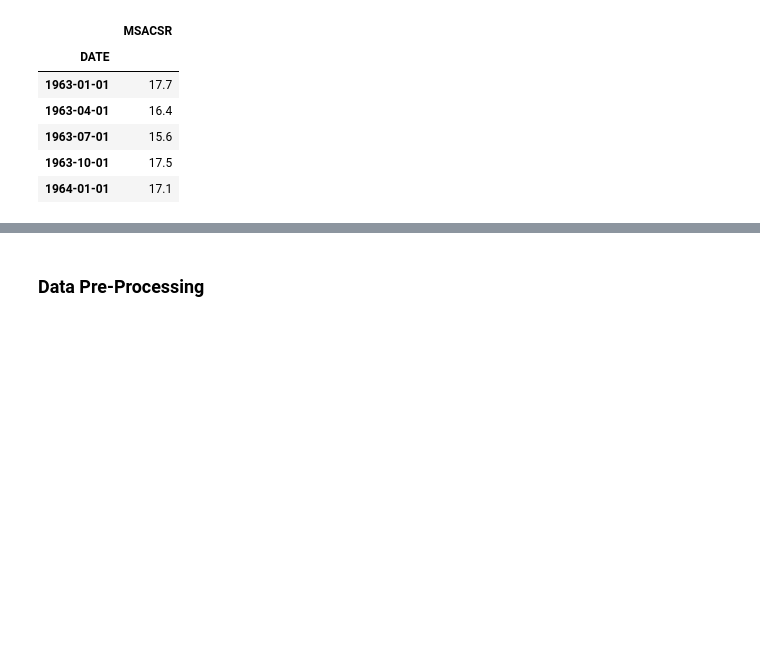
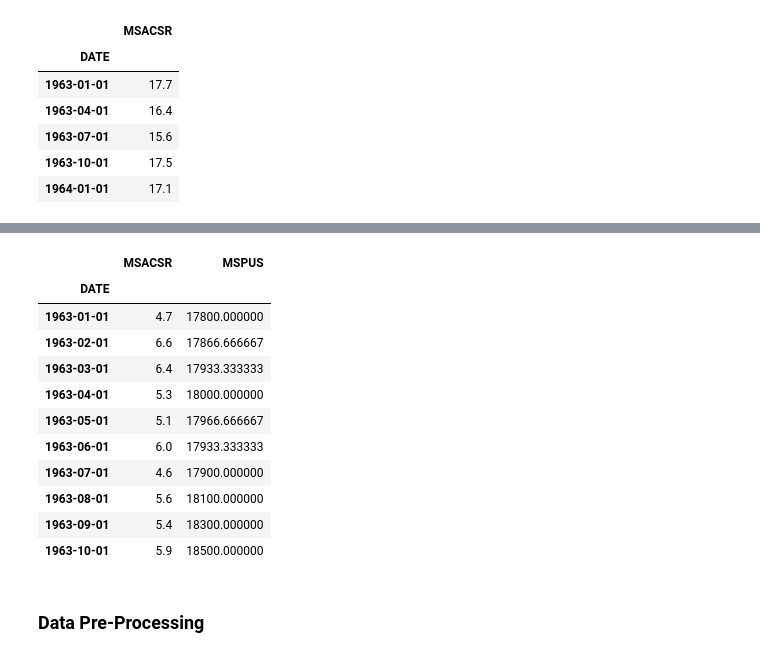
Before and after one commit to hsdistefa/mas-thesis, a Jupyter notebook: EDA.ipynb, the cells around one changed output, grey strips where cells are left out. Drawn from its saved outputs; the diff is of its cells as text; code cells hidden in the pictures; blank space fills up the shorter version.

```diff
--- a/EDA.ipynb
+++ b/EDA.ipynb
@@ -137,2 +157,20 @@ quarterly_supply.head()
+# %%
+df_pad = df
+df_pad['MSPUS'] = df['MSPUS'].interpolate()
+
+df_pad.head(10)
+# %% [output]
+|  | MSACSR | MSPUS |
+| DATE |  |  |
+| 1963-01-01 | 4.7 | 17800.000000 |
+| 1963-02-01 | 6.6 | 17866.666667 |
+| 1963-03-01 | 6.4 | 17933.333333 |
+| 1963-04-01 | 5.3 | 18000.000000 |
+| 1963-05-01 | 5.1 | 17966.666667 |
+| 1963-06-01 | 6.0 | 17933.333333 |
+| 1963-07-01 | 4.6 | 17900.000000 |
+| 1963-08-01 | 5.6 | 18100.000000 |
+| 1963-09-01 | 5.4 | 18300.000000 |
+| 1963-10-01 | 5.9 | 18500.000000 |
 # %% [markdown]
 ### Data Pre-Processing
```
Also changed, not shown: parts of 10 cells of this notebook.
